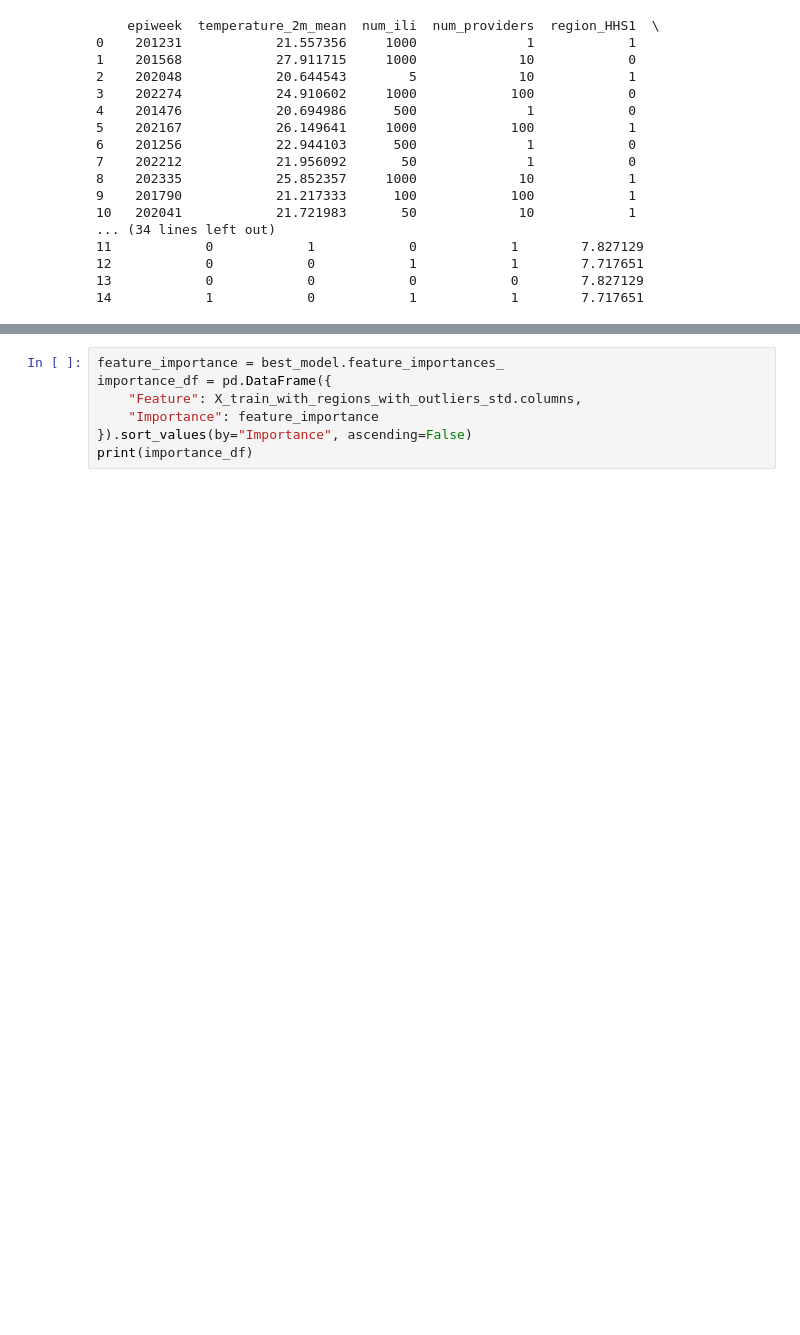
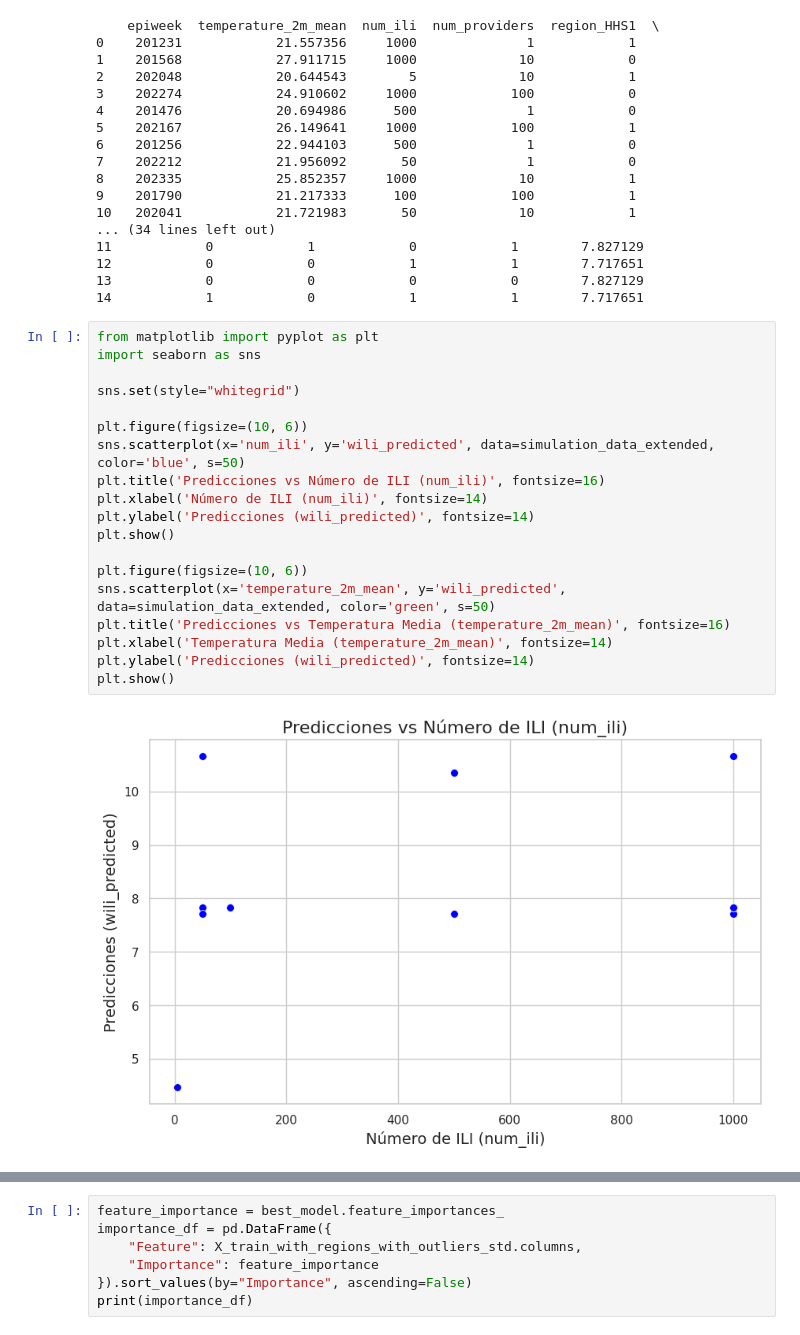
Before and after one commit to Laura-Cruz-Gil/Proyecto_Final_Salud, a Jupyter notebook: src/explore.ipynb, the cells around one changed output, grey strips where cells are left out. Saved outputs shown, nothing was run; the diff lists cells and outputs as text; blank space fills up the shorter version.

Commit message:
#histograms_for_predictions

```diff
--- a/src/explore.ipynb
+++ b/src/explore.ipynb
@@ -1514,3 +1514,24 @@ print(simulation_data_extended)
 12            0            0            1            1        7.717651
 13            0            0            0            0        7.827129
 14            1            0            1            1        7.717651
+# %%
+from matplotlib import pyplot as plt
+import seaborn as sns
+
+sns.set(style="whitegrid")
+
+plt.figure(figsize=(10, 6))
+sns.scatterplot(x='num_ili', y='wili_predicted', data=simulation_data_extended, color='blue', s=50)
+plt.title('Predicciones vs Número de ILI (num_ili)', fontsize=16)
+plt.xlabel('Número de ILI (num_ili)', fontsize=14)
+plt.ylabel('Predicciones (wili_predicted)', fontsize=14)
+plt.show()
+
+plt.figure(figsize=(10, 6))
+sns.scatterplot(x='temperature_2m_mean', y='wili_predicted', data=simulation_data_extended, color='green', s=50)
+plt.title('Predicciones vs Temperatura Media (temperature_2m_mean)', fontsize=16)
+plt.xlabel('Temperatura Media (temperature_2m_mean)', fontsize=14)
+plt.ylabel('Predicciones (wili_predicted)', fontsize=14)
+plt.show()
+# %% [output]
+[figure, added]
```
Also changed, not shown: parts of 2 cells of this notebook, 1 other file.
